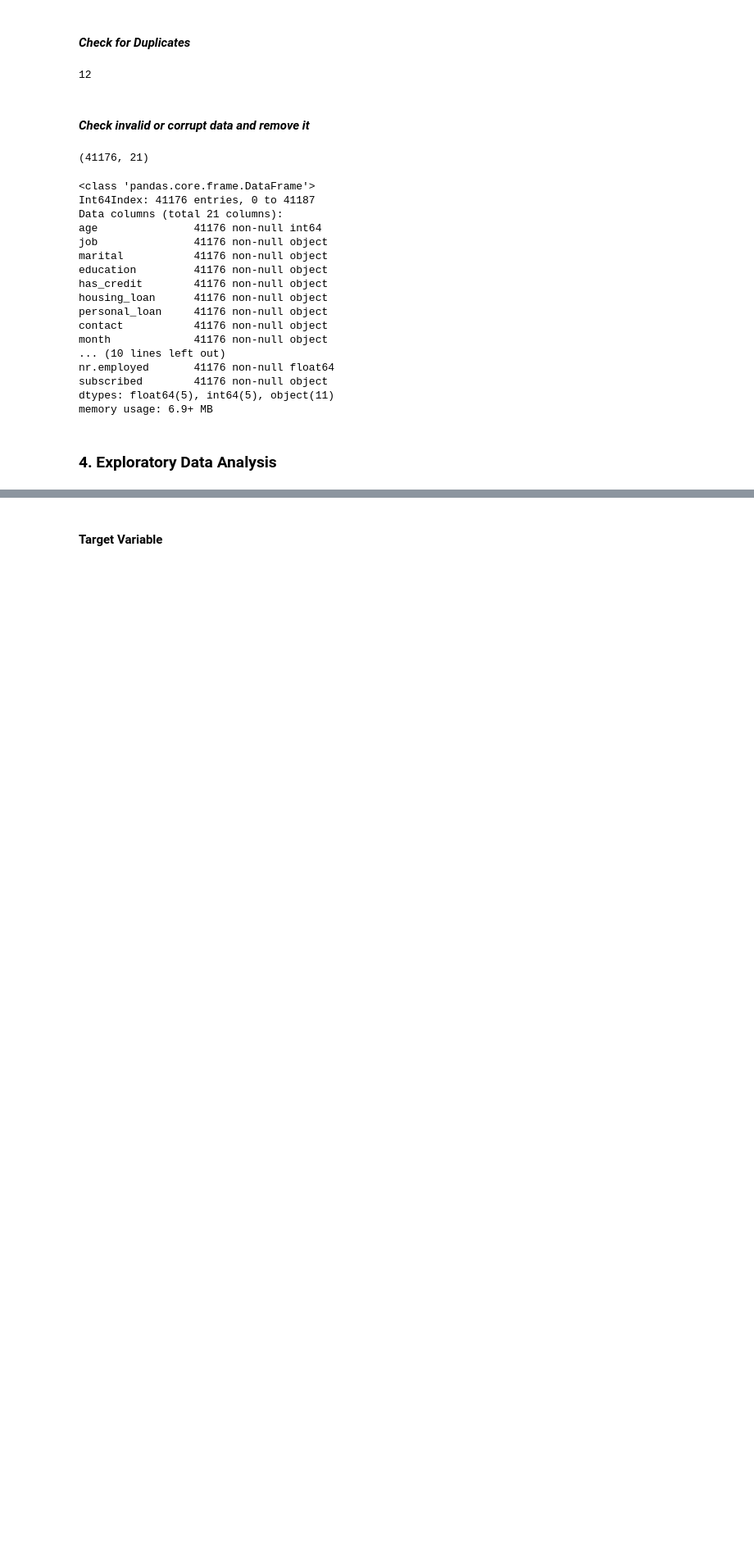
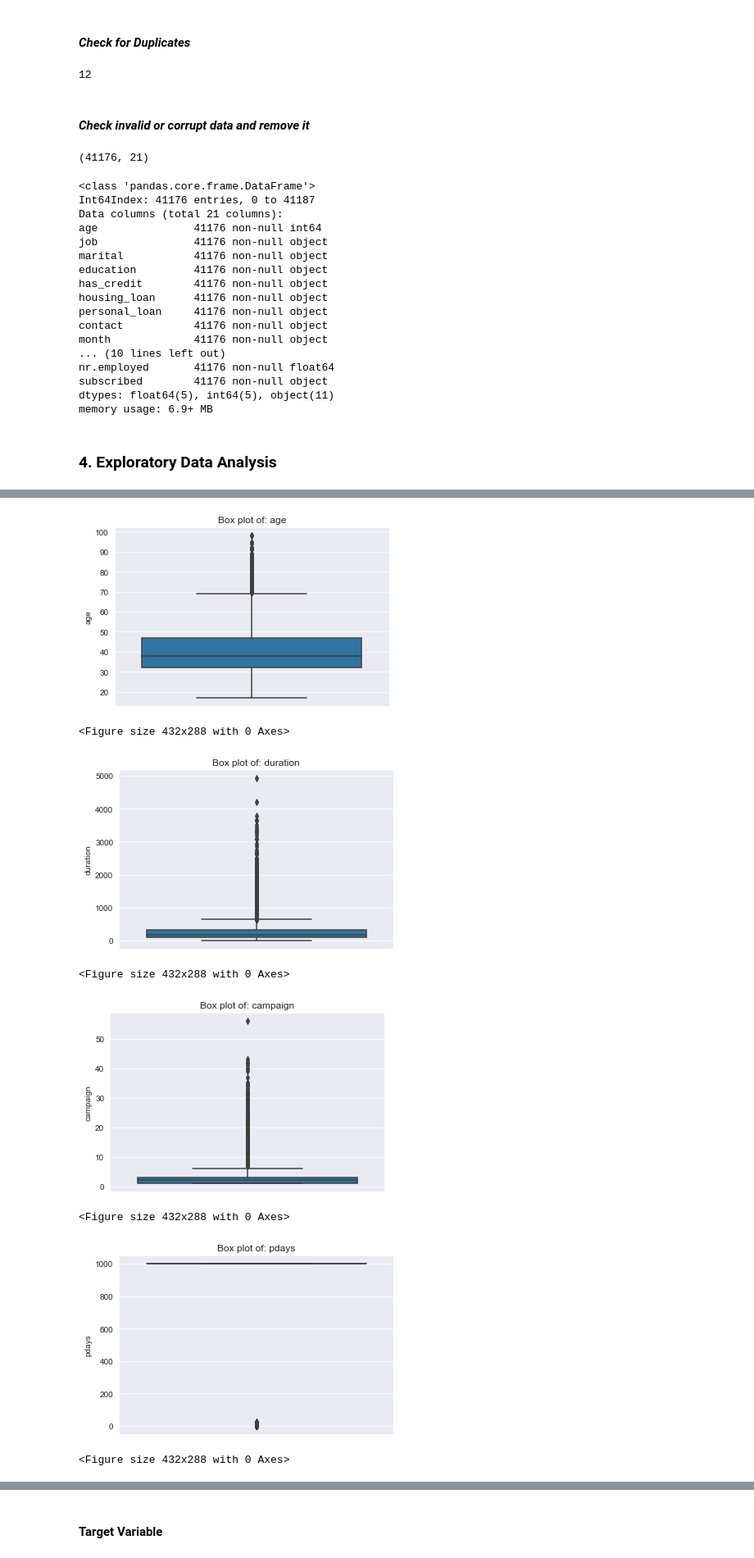
Before and after one commit to suroor89/Bank-Marketing-Campaign-for-Term-Deposit, a Jupyter notebook: Bank-Marketing-Client-Subscription-/bank_marketing_analytics.ipynb, the cells around one changed output, grey strips where cells are left out. Shown at 82% size. Cells and saved outputs as stored; diff of their text form; code cells hidden in the pictures; blank space fills up the shorter version.

```diff
--- a/Bank-Marketing-Client-Subscription-/bank_marketing_analytics.ipynb
+++ b/Bank-Marketing-Client-Subscription-/bank_marketing_analytics.ipynb
@@ -180,3 +225,18 @@ memory usage: 6.9+ MB
 categorical_vars = [col for col in clean_bank_data.columns if (clean_bank_data[col].dtype == 'object') & (col != 'subscribed')]
 numeric_vars = ['age', 'duration','campaign','pdays','previous','emp.var.rate','cons.price.idx','cons.conf.idx','euribor3m','nr.employed']
 target_var = ['subscribed']
+# %%
+for i in numeric_vars:
+    plt.title('Box plot of: '+i)
+    sns.boxplot(y = clean_bank_data[i])
+    plt.figure()
+    plt.show()
+# %% [output]
+[figure, added]
+<Figure size 432x288 with 0 Axes>
+[figure, added]
+<Figure size 432x288 with 0 Axes>
+[figure, added]
+<Figure size 432x288 with 0 Axes>
+[figure, added]
+<Figure size 432x288 with 0 Axes>
```
Also changed, not shown: parts of 25 cells of this notebook.
